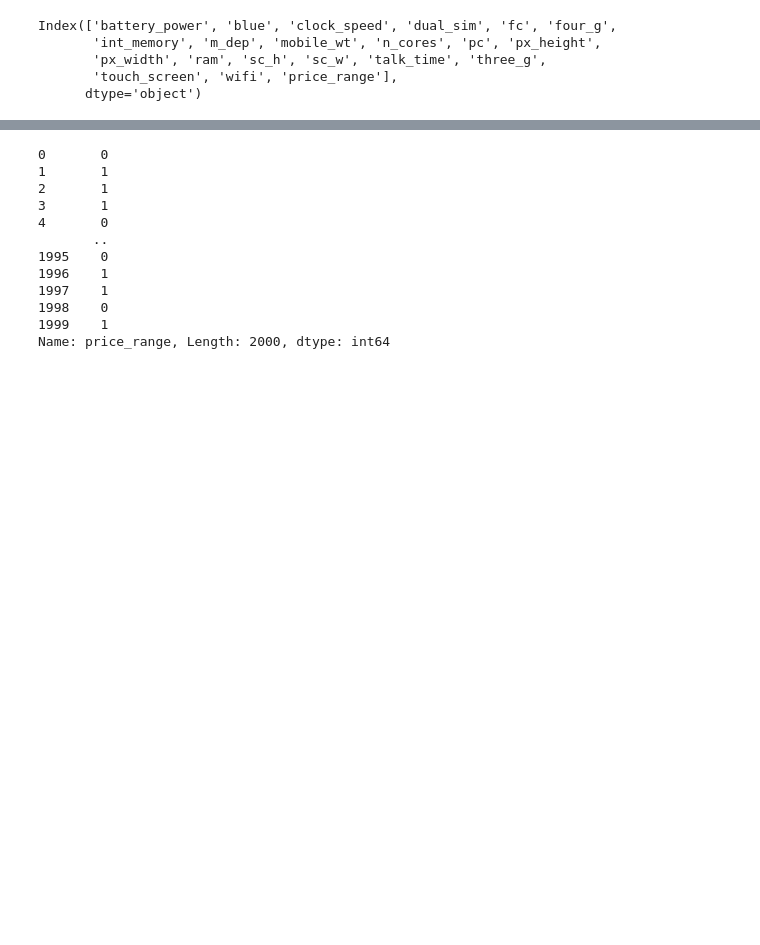
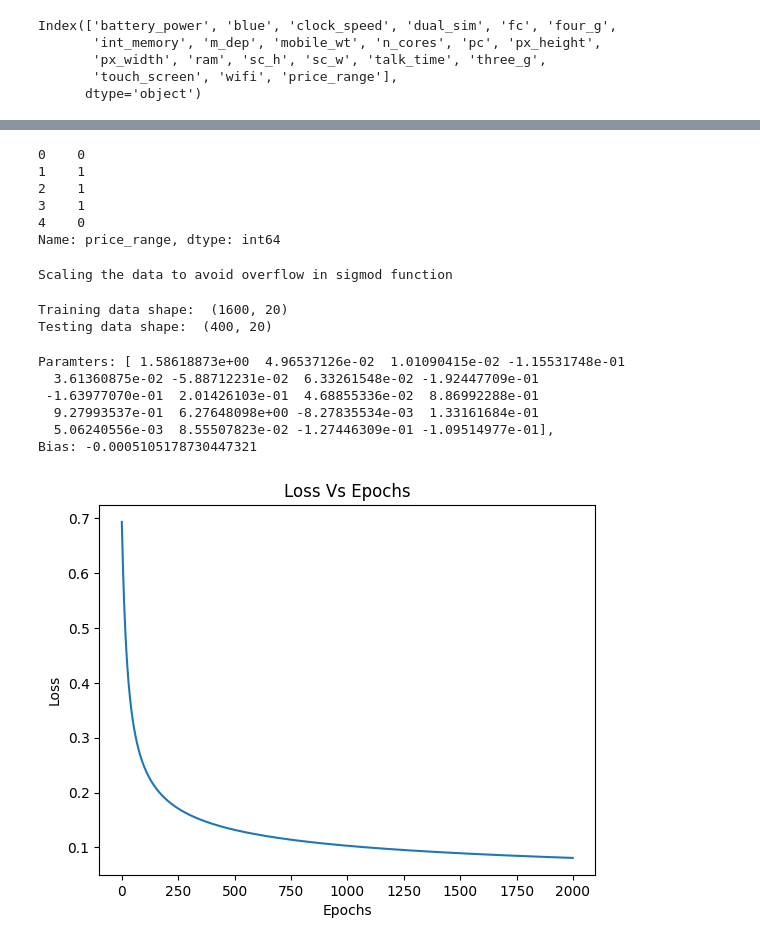
Before and after one commit to m4mohit21/ods-project10, a Jupyter notebook: try.ipynb, the cells around one changed output, grey strips where cells are left out. Drawn from its saved outputs; the diff is of its cells as text; code cells hidden in the pictures; blank space fills up the shorter version.

```diff
--- a/try.ipynb
+++ b/try.ipynb
@@ -49,0 +27,3 @@ y = data['price_range'].copy()
+# %%
+X = data[data.columns[:-1]]
+y = data['price_range'].copy()
@@ -71,15 +46,65 @@ y[y==3] =1
 # %%
-y
+y.head()
 # %% [output]
-0       0
-1       1
-2       1
-3       1
-4       0
-       ..
-1995    0
-1996    1
-1997    1
-1998    0
-1999    1
-Name: price_range, Length: 2000, dtype: int64
+0    0
+1    1
+2    1
+3    1
+4    0
+Name: price_range, dtype: int64
+# %%
+X_train, X_test, y_train, y_test = train_test_split(X, y, test_size=0.2, random_state=25)
+# %%
+print("Scaling the data to avoid overflow in sigmod function")
+standardscaler = StandardScaler()
+standardscaler.fit(X_train)
+X_train = standardscaler.transform(X_train)
+X_test = standardscaler.transform(X_test)
+# %% [output]
+Scaling the data to avoid overflow in sigmod function
+# %%
+print("Training data shape: ",X_train.shape)
+print("Testing data shape: ",X_test.shape)
+# %% [output]
+Training data shape:  (1600, 20)
+Testing data shape:  (400, 20)
+# %%
+m = np.array([0]*X_train.shape[1],dtype= float)
+c= 0
+alpha = .1
+epoch = 1000*2
+loss_data = []
+n = len(y_train)
+def sigmoid(z):
+    sig = 1/(1+np.exp(-z))
+    return sig
+def cost_func(y,z):
+    cost0 = np.dot(y,np.log(sigmoid(z)))
+    cost1 = np.dot((1-y),np.log(1-sigmoid(z)))
+    cost = -((cost1 + cost0))/len(y)
+    return cost
+
+for i in range (epoch):
+    z = np.dot(X_train,m) + c
+    loss_data.append(cost_func(y_train.values,z))
+    y_pred = sigmoid(z)
+    m_dash = -1/n *np.sum(X_train*(y_train.values-y_pred).reshape(-1,1),axis=0)
+    c_dash = -np.sum(y_train-y_pred)/n
+    m -= alpha*m_dash
+    c -= alpha*c_dash
+print(f"Paramters: {m},\nBias: {c}")
+# %% [output]
+Paramters: [ 1.58618873e+00  4.96537126e-02  1.01090415e-02 -1.15531748e-01
+  3.61360875e-02 -5.88712231e-02  6.33261548e-02 -1.92447709e-01
+ -1.63977070e-01  2.01426103e-01  4.68855336e-02  8.86992288e-01
+  9.27993537e-01  6.27648098e+00 -8.27835534e-03  1.33161684e-01
+  5.06240556e-03  8.55507823e-02 -1.27446309e-01 -1.09514977e-01],
+Bias: -0.0005105178730447321
+# %%
+plt.plot(loss_data)
+plt.xlabel('Epochs')
+plt.ylabel("Loss")
+plt.title("Loss Vs Epochs")
+plt.show()
+# %% [output]
+[figure, added]
```
Also changed, not shown: parts of 9 cells of this notebook, 1 other file.
